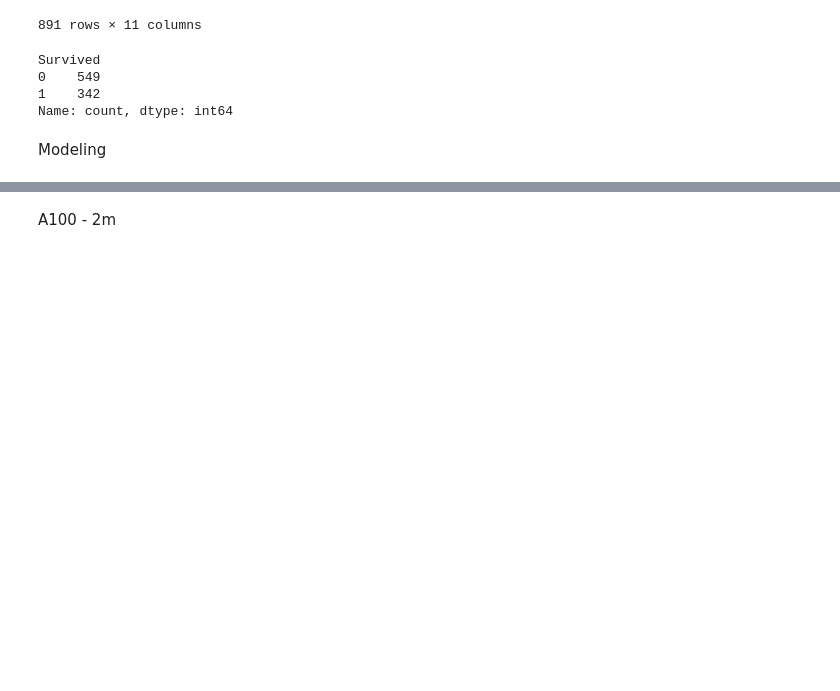
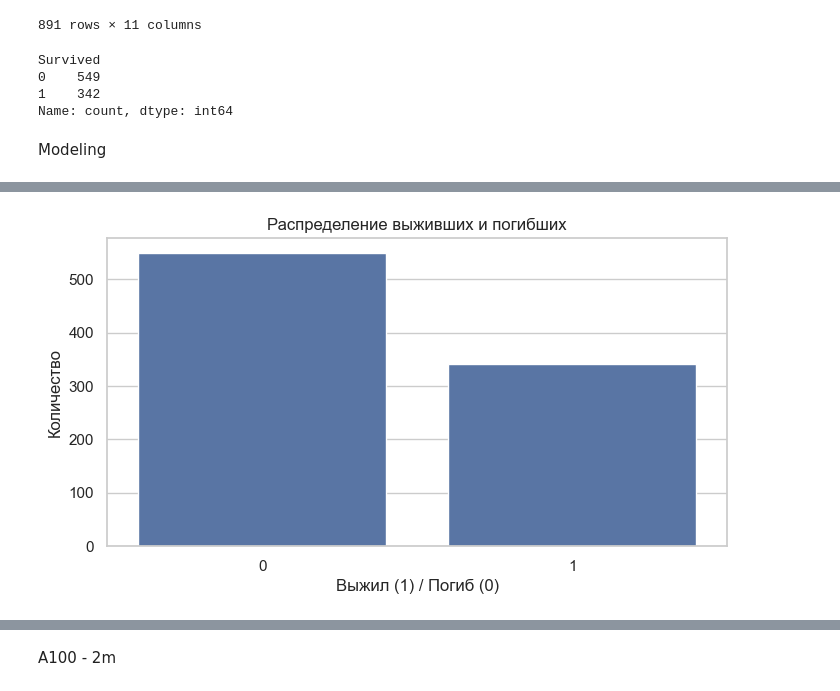
Before and after one commit to Larmy5502/Titanic, a Jupyter notebook: titanic.ipynb, the cells around one changed output, grey strips where cells are left out. Cells and saved outputs as stored; diff of their text form; code cells hidden in the pictures; blank space fills up the shorter version.

```diff
--- a/titanic.ipynb
+++ b/titanic.ipynb
@@ -294,0 +300,84 @@ np.var(df['Sex'])
+# %%
+# Импортируем библиотеку pandas для работы с данными в виде таблиц
+import pandas as pd
+# Импортируем matplotlib для создания графиков
+import matplotlib.pyplot as plt
+# Импортируем seaborn для создания визуализаций и улучшенного оформления графиков
+import seaborn as sns
+
+# Загрузка данных из файла 'Titanic.csv' и сохранение их в переменной data
+data = pd.read_csv('Titanic.csv')
+
+# Устанавливаем стиль 'whitegrid' для графиков, чтобы добавить фон сетки и облегчить чтение графиков
+sns.set(style="whitegrid")
+
+# 1. График распределения выживших и погибших
+plt.figure(figsize=(8, 4))  # Устанавливаем размер графика
+sns.countplot(x='Survived', data=data)  # Создаем график количества выживших и погибших
+plt.title('Распределение выживших и погибших')  # Заголовок графика
+plt.xlabel('Выжил (1) / Погиб (0)')  # Название оси X
+plt.ylabel('Количество')  # Название оси Y
+plt.show()  # Отображаем график
+
+# 2. График распределения по классам
+plt.figure(figsize=(8, 4))  # Устанавливаем размер графика
+sns.countplot(x='Pclass', data=data, hue='Survived')  # Создаем график по классам с оттенком по выживаемости
+plt.title('Выживаемость в зависимости от класса пассажира')  # Заголовок графика
+plt.xlabel('Класс пассажира')  # Название оси X
+plt.ylabel('Количество')  # Название оси Y
+plt.legend(title='Выжил')  # Добавляем легенду с пояснением
+plt.show()  # Отображаем график
+
+# 3. График распределения по полу
+plt.figure(figsize=(8, 4))  # Устанавливаем размер графика
+sns.countplot(x='Sex', data=data, hue='Survived')  # График по полу с оттенком по выживаемости
+plt.title('Выживаемость в зависимости от пола')  # Заголовок графика
+plt.xlabel('Пол')  # Название оси X
+plt.ylabel('Количество')  # Название оси Y
+plt.legend(title='Выжил')  # Добавляем легенду с пояснением
+plt.show()  # Отображаем график
+
+# 4. График распределения возраста
+plt.figure(figsize=(10, 6))  # Устанавливаем размер графика
+sns.histplot(data=data, x='Age', bins=30, kde=True, hue='Survived')  # Гистограмма распределения возраста с выживаемостью
+plt.title('Распределение возраста')  # Заголовок графика
+plt.xlabel('Возраст')  # Название оси X
+plt.ylabel('Количество')  # Название оси Y
+plt.show()  # Отображаем график
+
+# 5. Распределение стоимости билета (Fare)
+plt.figure(figsize=(10, 6))  # Устанавливаем размер графика
+sns.histplot(data=data, x='Fare', bins=30, kde=True, hue='Survived')  # Гистограмма стоимости билета с выживаемостью
+plt.title('Распределение стоимости билета')  # Заголовок графика
+plt.xlabel('Стоимость билета')  # Название оси X
+plt.ylabel('Количество')  # Название оси Y
+plt.show()  # Отображаем график
+
+# 6. Анализ порта посадки
+plt.figure(figsize=(8, 4))  # Устанавливаем размер графика
+sns.countplot(x='Embarked', data=data, hue='Survived')  # График количества выживших по портам посадки
+plt.title('Выживаемость в зависимости от порта посадки')  # Заголовок графика
+plt.xlabel('Порт посадки')  # Название оси X
+plt.ylabel('Количество')  # Название оси Y
+plt.legend(title='Выжил')  # Добавляем легенду
+plt.show()  # Отображаем график
+
+# 7. Взаимосвязь количества родственников на борту (SibSp) и выживаемости
+plt.figure(figsize=(8, 4))  # Устанавливаем размер графика
+sns.countplot(x='SibSp', data=data, hue='Survived')  # График по количеству братьев/сестер, супругов с выживаемостью
+plt.title('Выживаемость в зависимости от количества родственников на борту (SibSp)')  # Заголовок
+plt.xlabel('Количество родственников')  # Название оси X
+plt.ylabel('Количество')  # Название оси Y
+plt.legend(title='Выжил')  # Добавляем легенду
+plt.show()  # Отображаем график
+
+# 8. Взаимосвязь количества родителей/детей на борту (Parch) и выживаемости
+plt.figure(figsize=(8, 4))  # Устанавливаем размер графика
+sns.countplot(x='Parch', data=data, hue='Survived')  # График по количеству родителей/детей на борту
+plt.title('Выживаемость в зависимости от количества родителей/детей на борту (Parch)')  # Заголовок
+plt.xlabel('Количество родителей/детей')  # Название оси X
+plt.ylabel('Количество')  # Название оси Y
+plt.legend(title='Выжил')  # Добавляем легенду
+plt.show()  # Отображаем график
+# %% [output]
+[figure, added]
```
Also changed, not shown: parts of 12 cells of this notebook, 1 other file.
